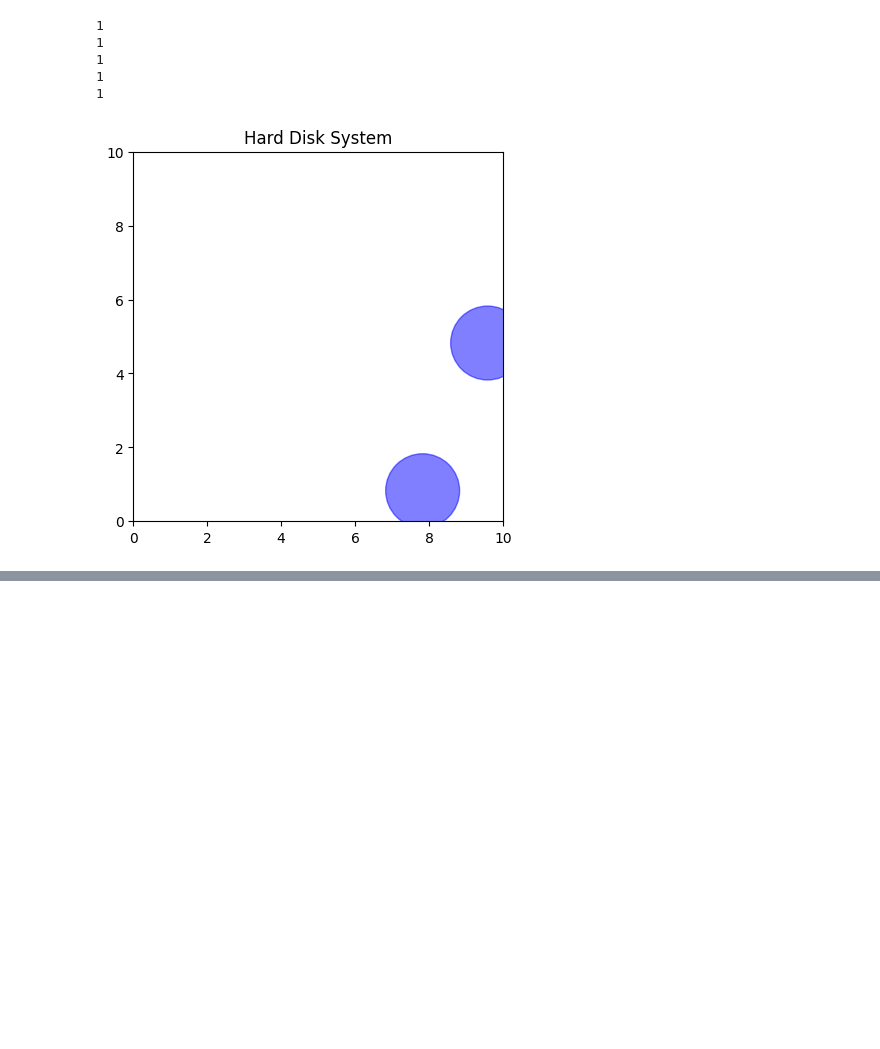
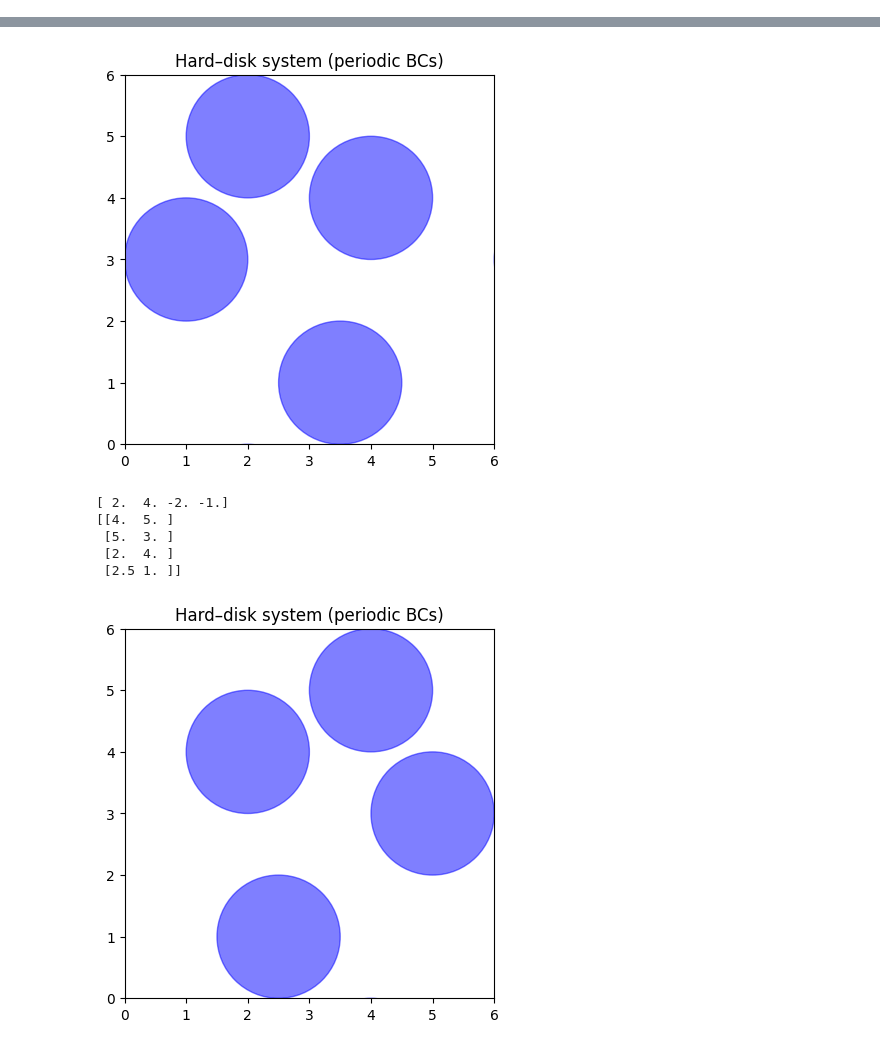
Before and after one commit to LuanMs1/tcc-markov-chain, a Jupyter notebook: basics.ipynb, the cells around one changed output, grey strips where cells are left out. Drawn from its saved outputs; the diff is of its cells as text; code cells hidden in the pictures; blank space fills up the shorter version.

```diff
--- a/basics.ipynb
+++ b/basics.ipynb
@@ -31,18 +6,23 @@ sim = PeriodicDirectSampling(system=deepcopy(sys))
-# %%
-def test_run(sim):
-    return 1
-sim_run = sim.run(
-    eval_fn=test_run,
-    n_steps=5
-)
-for step in sim_run:
-    print(step)
-
-sim.system.plot_system()
-# %% [output]
-1
-1
-1
-1
-1
-[figure, removed]
+# %%
+box_dimension=np.array([6,6],dtype=float)
+n_particles=4
+particle_radius=1
+positions = np.array([[2,5], [1,3], [4,4],[3.5,1]],dtype=float)
+sys = HDPeriodic(
+    particle_radius=particle_radius,
+    n_particles=n_particles,
+    box_dimension=box_dimension,
+    # initial_configuration_type='hexagonal_lattice'
+    positions=positions
+)
+sys.plot_system()
+
+simmetry = box_dimension[0] / 2
+pos_copy = deepcopy(sys.positions)
+move = 2*(simmetry - pos_copy[:,0])
+print(move)
+# Apply symmetry transformation
+sys.positions[:,0] = (sys.positions[:,0] + move) % box_dimension[0]
+print(sys.positions)
+sys.plot_system()
+# %% [output]
@@ -48,0 +32,7 @@ sim.system.plot_system()
+[figure, added]
+[ 2.  4. -2. -1.]
+[[4.  5. ]
+ [5.  3. ]
+ [2.  4. ]
+ [2.5 1. ]]
+[figure, added]
```
Also changed, not shown: parts of 6 cells of this notebook, 4 other files.
